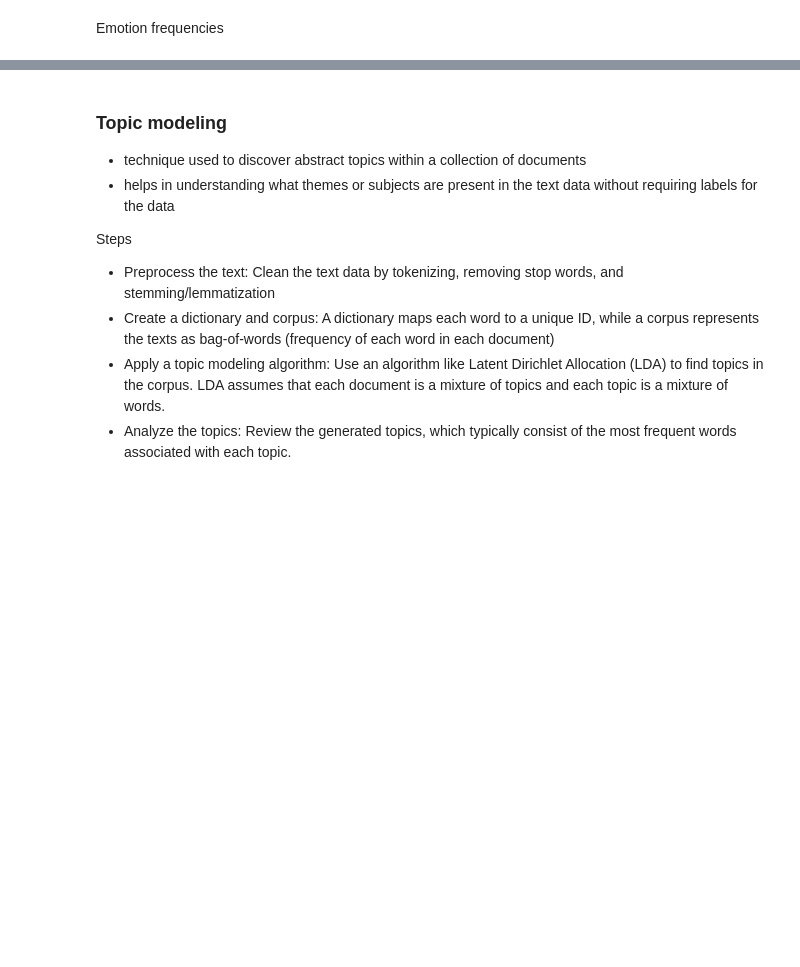
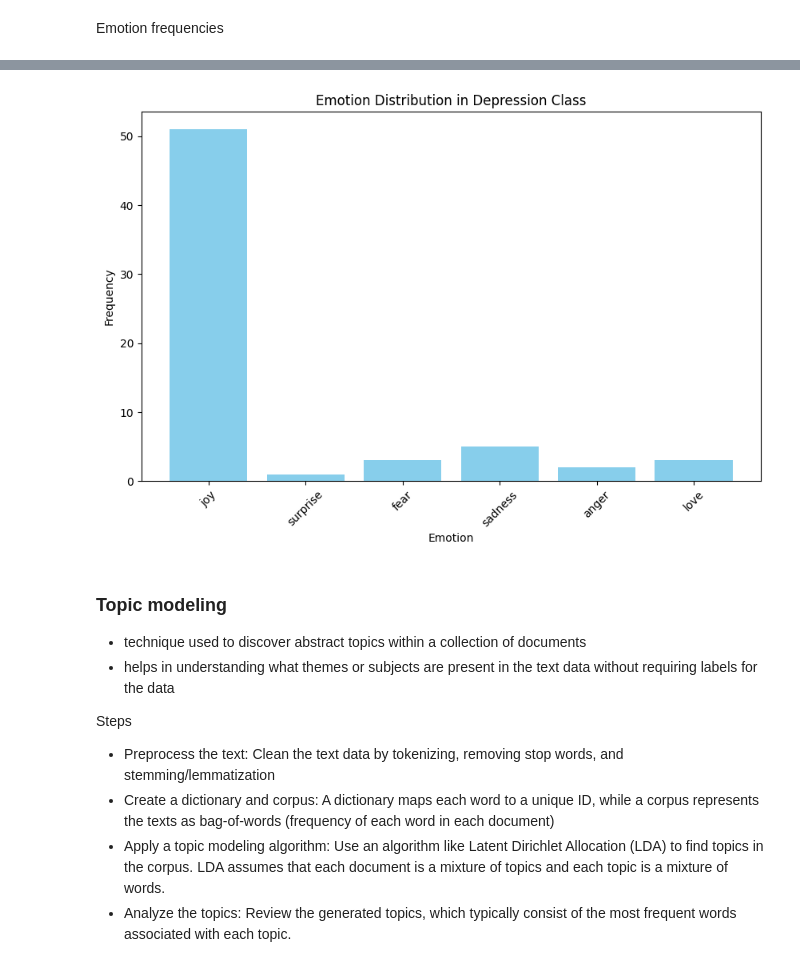
Before and after one commit to sochinghong/SU_project, a Jupyter notebook: EDA_NLP_Katja.ipynb, the cells around one changed output, grey strips where cells are left out. Saved outputs shown, nothing was run; the diff lists cells and outputs as text; code cells hidden in the pictures; blank space fills up the shorter version.

```diff
--- a/EDA_NLP_Katja.ipynb
+++ b/EDA_NLP_Katja.ipynb
@@ -621,3 +728,26 @@ plt.show()
+# %%
+from collections import Counter
+
+# Extract emotion labels from the 'emotion' column
+emotion_labels = []
+for emotion_list in depression_df['emotion']:
+    # Each 'emotion' entry is a list of dictionaries; extract the label from each dictionary
+    for emotion in emotion_list:
+        emotion_labels.append(emotion['label'])
+
+# Count the occurrences of each emotion label
+emotion_counts = Counter(emotion_labels)
+
+# Plot the distribution of emotions within the depression class
+plt.figure(figsize=(10, 6))
+plt.bar(emotion_counts.keys(), emotion_counts.values(), color='skyblue')
+plt.title('Emotion Distribution in Depression Class')
+plt.xlabel('Emotion')
+plt.ylabel('Frequency')
+plt.xticks(rotation=45)
+plt.show()
+# %% [output]
+[figure, added]
 # %% [markdown]
 ### Topic modeling
 - technique used to discover abstract topics within a collection of documents
```
Also changed, not shown: parts of 28 cells of this notebook, 1 other file.
